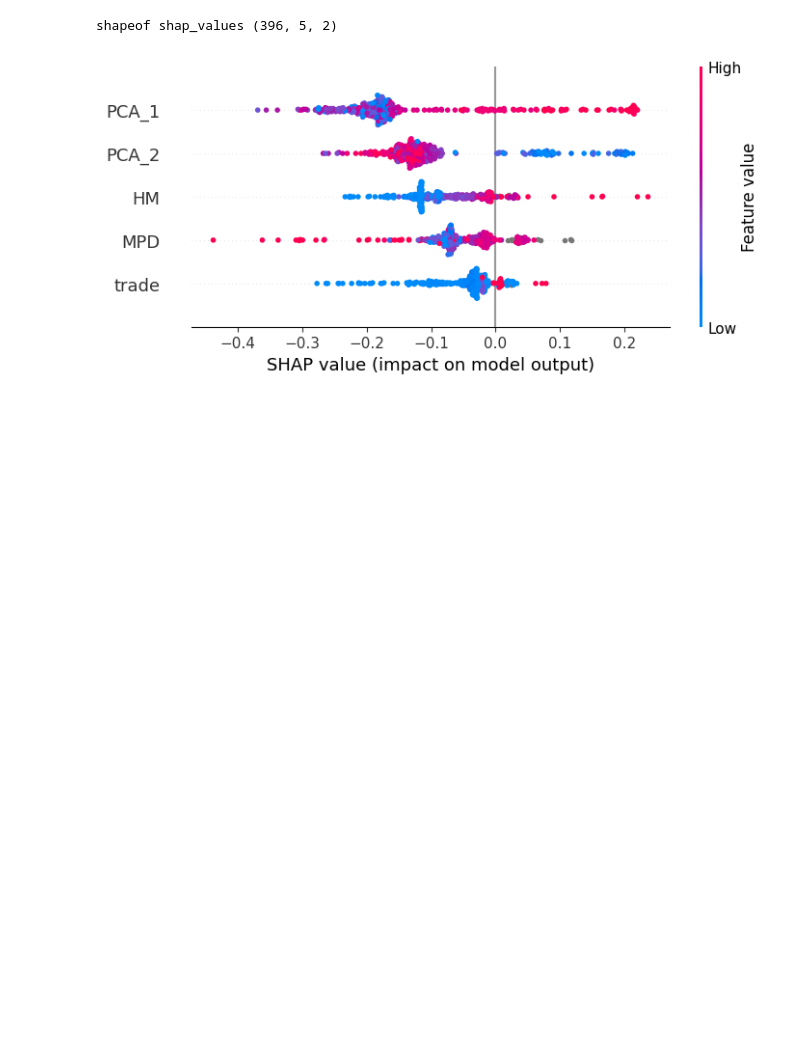
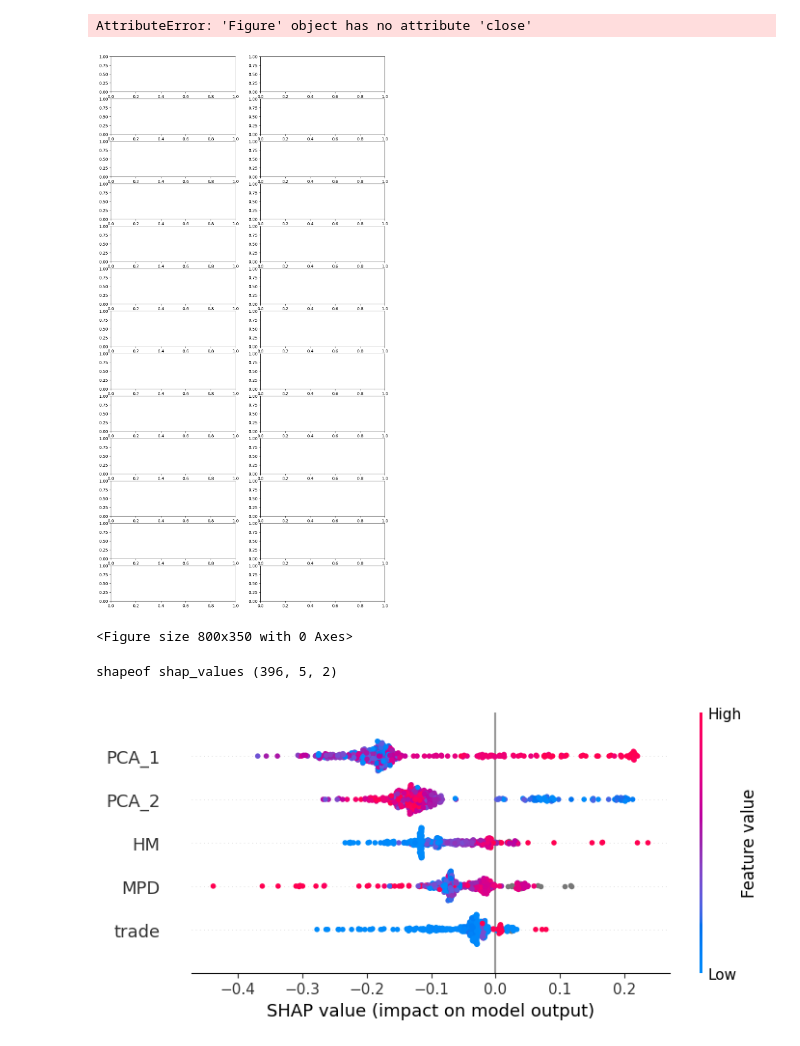
Before and after one commit to Araldac/VI_change, a Jupyter notebook: workflow/scripts/XGboost/applyXGboost.ipynb, the cells around one changed output. Drawn from its saved outputs; the diff is of its cells as text; code cells hidden in the pictures; blank space fills up the shorter version.

Commit message:
ipynb plot beeswarm plot for each species for S1 and 2

```diff
--- a/workflow/scripts/XGboost/applyXGboost.ipynb
+++ b/workflow/scripts/XGboost/applyXGboost.ipynb
@@ -384,19 +395,24 @@ manager = enlighten.get_manager()
 ticks = manager.counter(total=13, desc='Ticks', unit='ticks')
 tocks = manager.counter(total=26, desc='Tocks', unit='tocks')
 
+explanations_list = []
+titles_list = []
 
 # Loop structure
-for file in txtfiles:
+for i, file in enumerate(txtfiles):
 
     a = pd.read_csv(file)
     seed = 0
     print(a.loc[1, 'Taxa'])
     sp_name = a.loc[1, 'Taxa']
+    sp = sp_name
     # Assuming you have a way to get the specific dataset for this taxa
     # dataset = get_species_dataset(taxa)
     ticks.update()
 
-    for s in S_levels:
+    for j, s in enumerate(S_levels):
+
+        factor = s
         for rep in range(1, replicates + 1):
             #print(f"species {sp_name} s {s} rep {seed}/100")
             # 1. Filter or Prepare the specific dataset slice
@@ -405,7 +421,7 @@ for file in txtfiles:
             Y = a.loc[mask, 'Occurrence']
 
             # 2. Run your function
-            metrics_df, shap_df =  features_ml_models(x, Y, seed, variables, is_binary=True, is_balanced=False, plot=True)
+            metrics_df, shap_df =  features_ml_models(x, Y, seed, variables, axes, sp, factor, i, j, is_binary=True, is_balanced=False, plot=True)
 
 
             # 3. Store Metrics
@@ -450,3 +465,45 @@ shapeof shap_values (2068, 5, 2)
+# %%
+fig, axes = plt.subplots(nrows=13, ncols=2, figsize=(12, 24))
+axes = axes.flatten()
+
+for idx, ax in enumerate(axes):
+    if idx < len(explanations_list):
+        exp = explanations_list[idx]
+        title = titles_list[idx]
+
+        # Create a temporary figure to render the beeswarm plot
+        temp_fig = plt.figure()
+        shap.plots.beeswarm(exp, show=False) # Generate plot
+
+        # Get the image data
+        buf = io.BytesIO()
+        temp_fig.savefig(buf, format='png', dpi=100, bbox_inches='tight')
+        buf.seek(0)
+        temp_fig.clf() # Close temp figure
+        temp_fig.close()
+
+        # Display the image on the specific axis
+        ax.imshow(plt.imread(buf)) # This might not work directly, better to use:
+        # Actually, let's use the image from the buffer
+        from PIL import Image
+        import numpy as np
+        img = Image.open(buf)
+        ax.imshow(img)
+
+        # Set title
+        ax.set_title(title, fontsize=10)
+
+        # Hide axis ticks
+        ax.axis('off')
+    else:
+        ax.axis('off')
+
+plt.tight_layout()
+plt.show()
+# %% [output]
+AttributeError: 'Figure' object has no attribute 'close'
+[figure, added]
+<Figure size 800x350 with 0 Axes>
 # %%
 a = pd.read_csv("//wsl.localhost/Ubuntu/home/admin_ait/internship-snakemake-2025/results/species/AssignVariables/AG_allv.csv")
 variables = ["PCA_1", "PCA_2", "HM", "trade", "MPD"]
```
Also changed, not shown: parts of 4 cells of this notebook.
